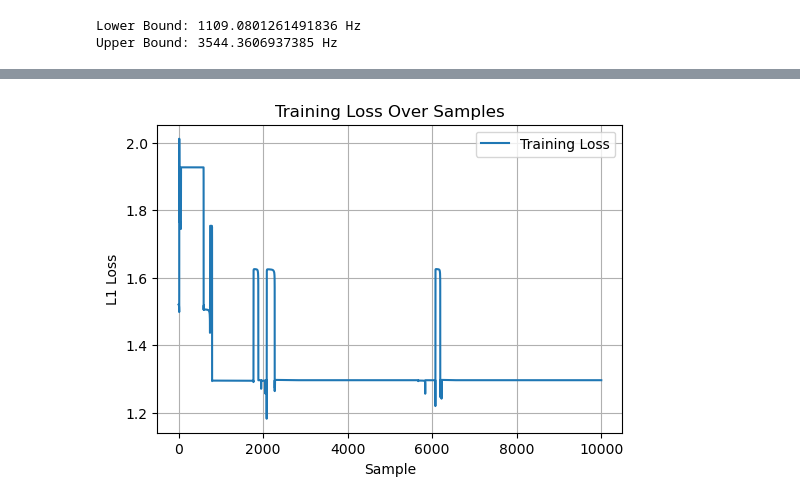
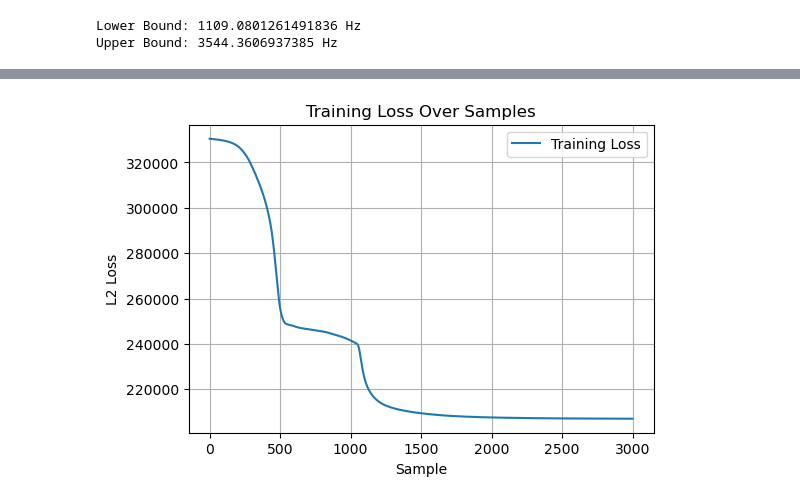
Before and after one commit to michaelhein39/dj-transition-predictor, a Jupyter notebook: notebooks/construct_transition.ipynb, the cells around one changed output, grey strips where cells are left out. Cells and saved outputs as stored; diff of their text form; code cells hidden in the pictures.

```diff
--- a/notebooks/construct_transition.ipynb
+++ b/notebooks/construct_transition.ipynb
@@ -356,15 +539,15 @@ plt.show()
 # %%
 # Load the loss array from the .npy file
-loss_array = np.load('../training_losses/mel_lr1e-4_loss_array.npy')
+loss_array = np.load('../training_losses/mel_lr1e-5_L2_bounding_loss_array.npy')
 
 # Create a plot of the loss array
 plt.figure(figsize=(6, 4))
 plt.plot(loss_array, label='Training Loss')
 plt.xlabel('Sample')
-plt.ylabel('L1 Loss')
+plt.ylabel('L2 Loss')
 plt.title('Training Loss Over Samples')
 plt.legend()
 plt.grid(True)
 plt.show()
 # %% [output]
-[figure, old version]
+[figure, new version]
```
Also changed, not shown: parts of 16 cells of this notebook.
